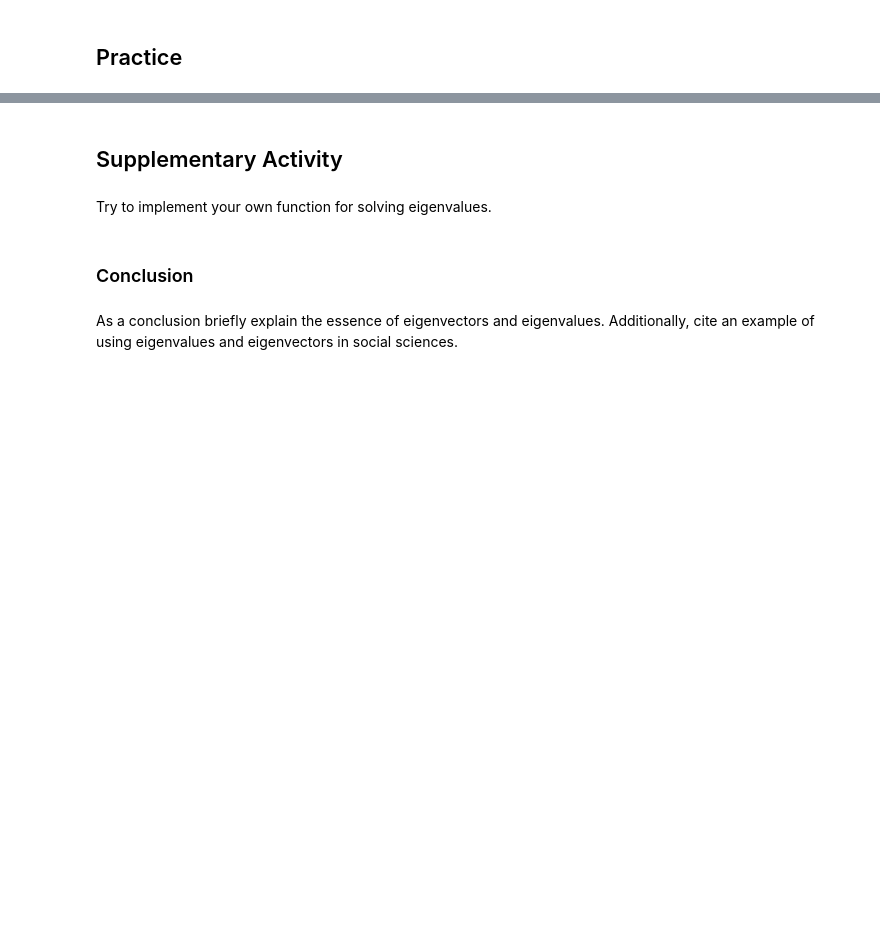
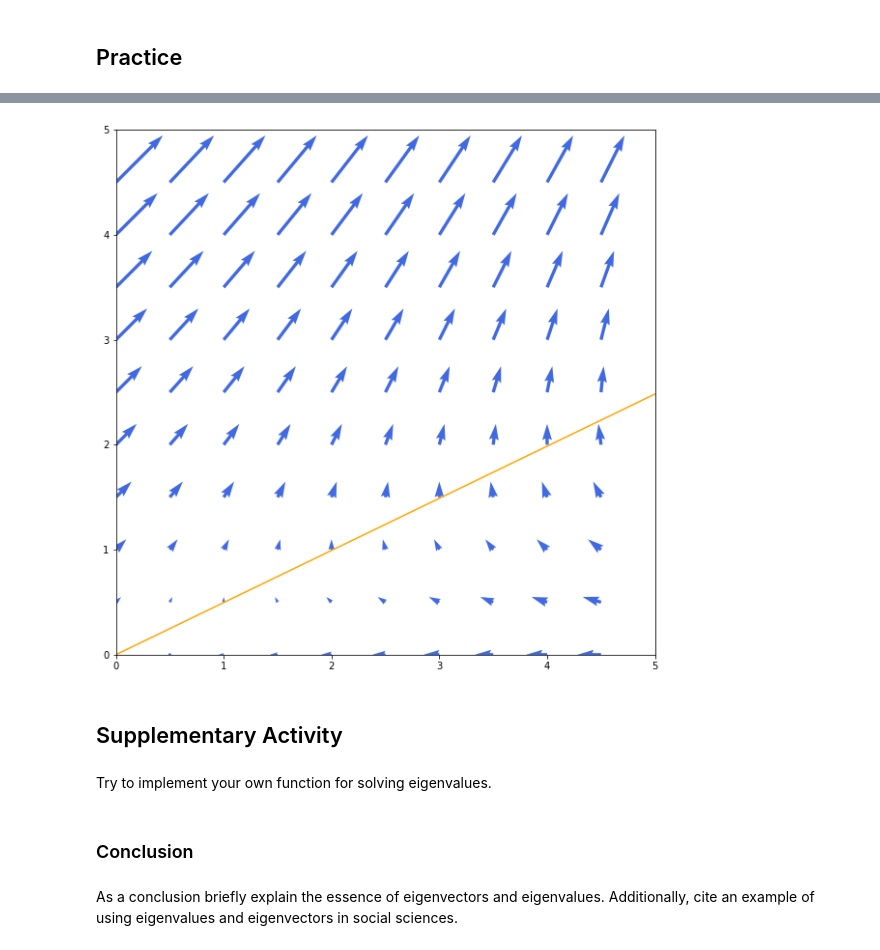
Before and after one commit to krissydolor/Linear-Algebra, a Jupyter notebook: Lab 13 - Eigen-things/LinAlg Lab 13.ipynb, the cells around one changed output, grey strips where cells are left out. Saved outputs shown, nothing was run; the diff lists cells and outputs as text; code cells hidden in the pictures; blank space fills up the shorter version.

```diff
--- a/Lab 13 - Eigen-things/LinAlg Lab 13.ipynb
+++ b/Lab 13 - Eigen-things/LinAlg Lab 13.ipynb
@@ -195,14 +200,16 @@ $$
 # %%
-init = np.eye(2)
-print(init.shape)
+init = np.eye(2) #represents initial population by 1:100
+# print(init)
 rate = np.array([
-    [0.9, 0.2],
-    [0.1, 0.8]
+    [0.7, 0.8],
+    [0.3, 0.2]
 ])
-eigvals, equilibrium= np.linalg.eig(rate)
-print(equilibrium)
+eigvals, equilibrium= np.linalg.eig(rate@init)
+# print(equilibrium)
 
 plot_tr_eig(init,rate,equilibrium, q1=True)
+# %% [output]
+[figure, added]
 # %% [markdown]
 ## Supplementary Activity
 # %% [markdown]
```
Also changed, not shown: parts of 12 cells of this notebook.
